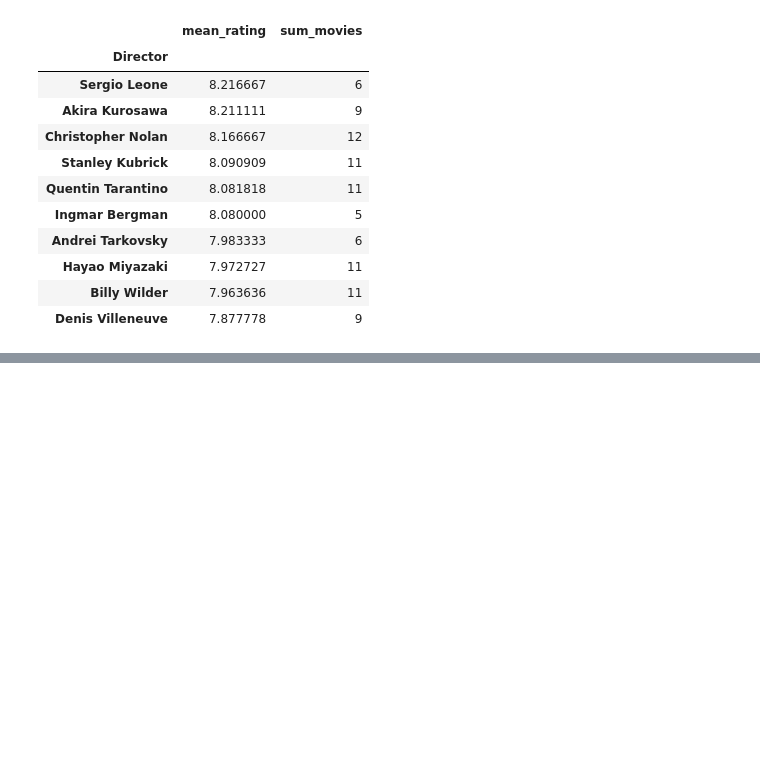
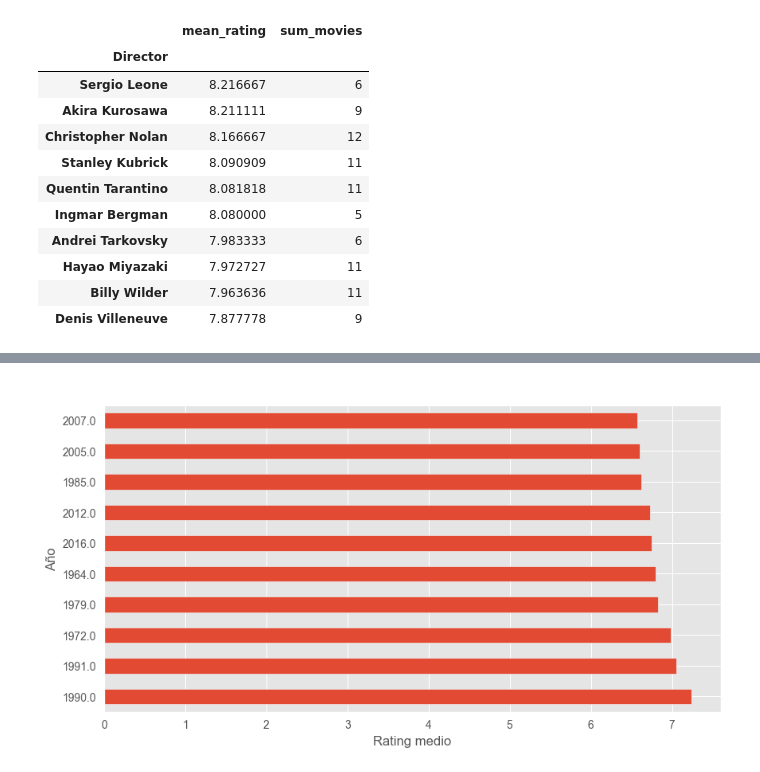
Before and after one commit to jfernandlg/TFG-analisis_dataset, a Jupyter notebook: main/notebooks/02_sentiment_analyzer.ipynb, the cells around one changed output, grey strips where cells are left out. Saved outputs shown, nothing was run; the diff lists cells and outputs as text; code cells hidden in the pictures; blank space fills up the shorter version.

```diff
--- a/main/notebooks/02_sentiment_analyzer.ipynb
+++ b/main/notebooks/02_sentiment_analyzer.ipynb
@@ -161,0 +161,9 @@ top_genres
+# %%
+rating_by_year = df.groupby('Year')['Rating'].mean().sort_values(ascending=False).head(10)
+
+rating_by_year.plot(kind="barh", figsize=(10, 5), title="Mejores años por rating medio")
+plt.ylabel("Año")
+plt.xlabel("Rating medio")
+plt.show()
+# %% [output]
+[figure, added]
```
Also changed, not shown: parts of 15 cells of this notebook, 1 other file.
